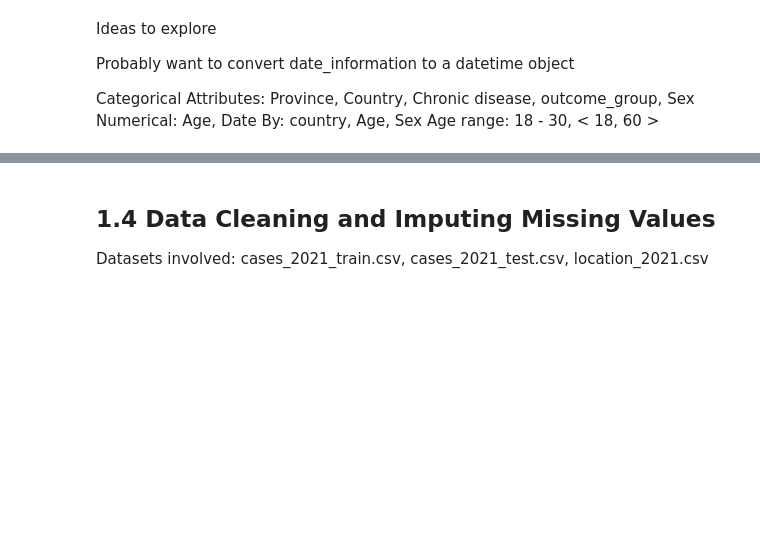
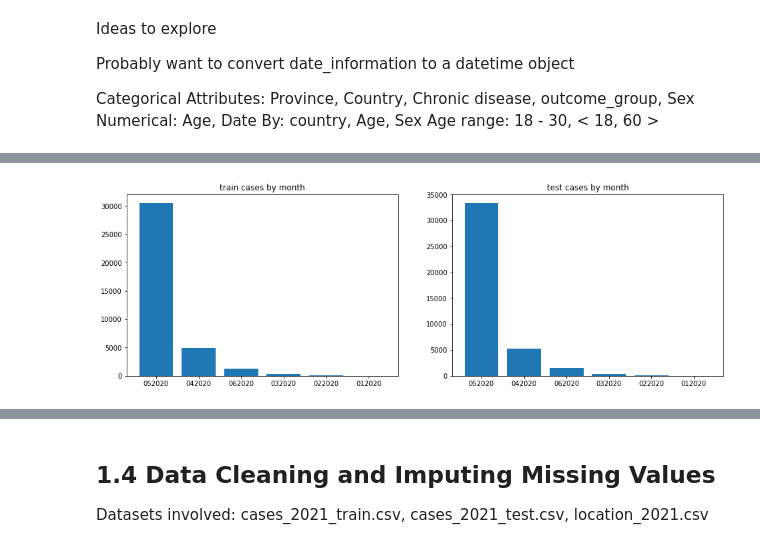
Before and after one commit to YufengLuo98/CMPT-459-Course-Project, a Jupyter notebook: milestone-1.ipynb, the cells around one changed output, grey strips where cells are left out. Cells and saved outputs as stored; diff of their text form; code cells hidden in the pictures; blank space fills up the shorter version.

```diff
--- a/milestone-1.ipynb
+++ b/milestone-1.ipynb
@@ -111,0 +220,21 @@ Age range: 18 - 30, < 18, 60 >
+# %%
+# date_confirmation attribute
+
+# add month attribute
+cases_train['month'] = cases_train.apply(lambda x: str(x.date_confirmation)[3:5] + str(x.date_confirmation)[6:10], axis=1)
+cases_train = cases_train.replace("", np.NaN)
+cases_test['month'] = cases_test.apply(lambda x: str(x.date_confirmation)[3:5] + str(x.date_confirmation)[6:10], axis=1)
+cases_test = cases_test.replace("", np.NaN)
+
+
+plt.figure(figsize=(16, 5))
+plt.subplot(1,2,1)
+plt.bar(cases_train['month'].value_counts().index, cases_train['month'].value_counts())
+plt.title('train cases by month')
+
+plt.subplot(1,2,2)
+plt.bar(cases_test['month'].value_counts().index, cases_test['month'].value_counts())
+plt.title('test cases by month')
+plt.show()
+# %% [output]
+[figure, added]
```
Also changed, not shown: parts of 18 cells of this notebook.
